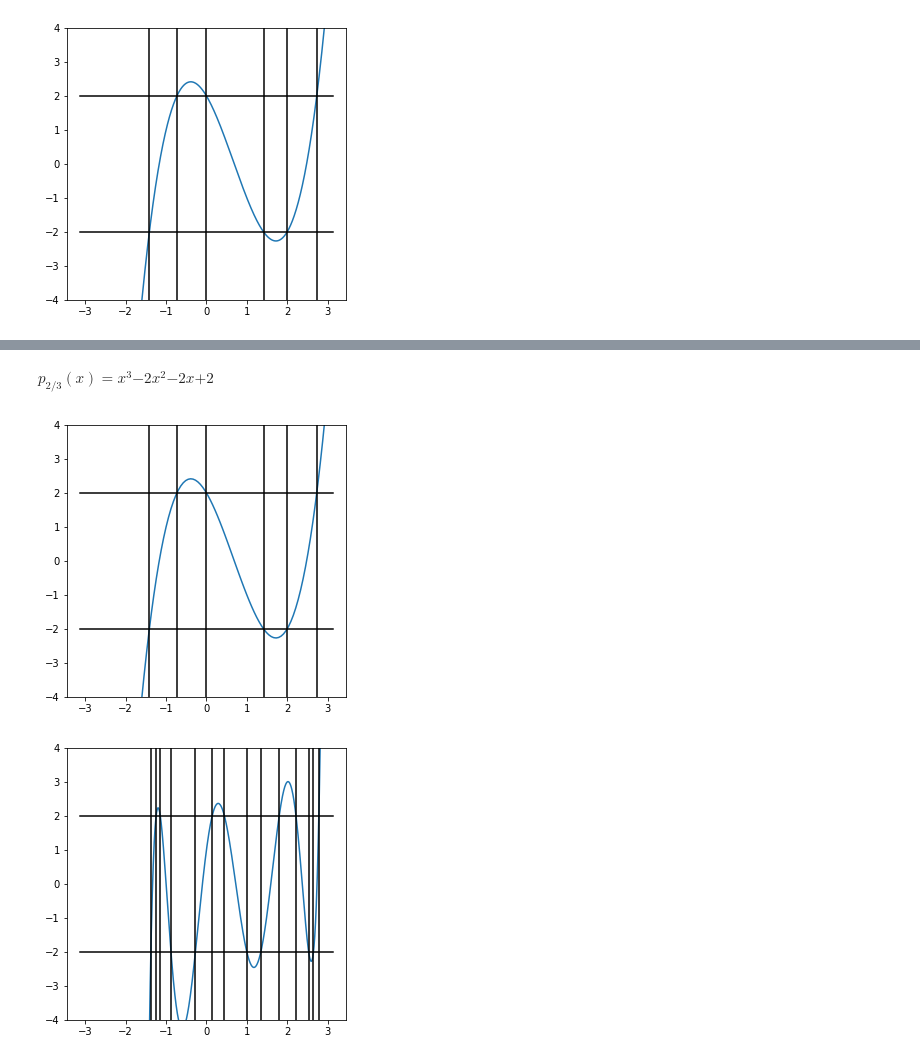
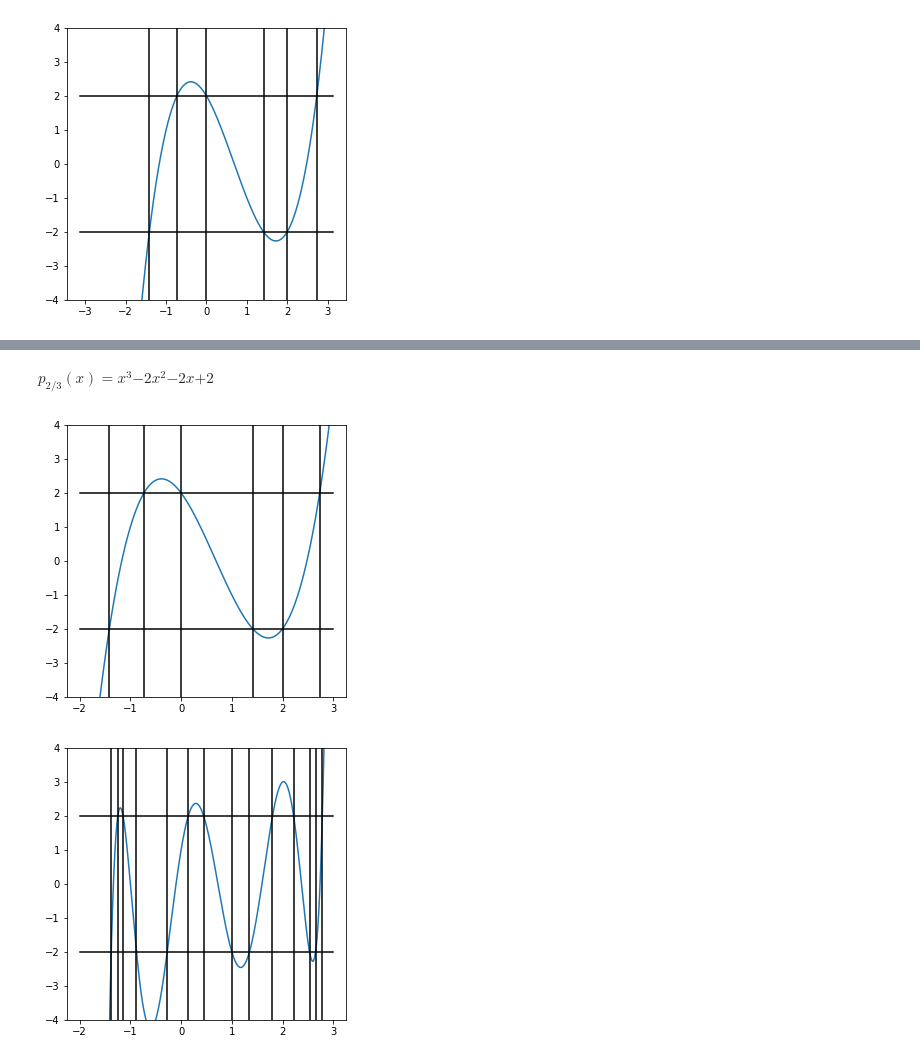
Before and after one commit to DaAnIV/Quasiperiodic, a Jupyter notebook: Butterfly.ipynb, the cells around one changed output, grey strips where cells are left out. Cells and saved outputs as stored; diff of their text form; code cells hidden in the pictures.

```diff
--- a/Butterfly.ipynb
+++ b/Butterfly.ipynb
@@ -118,3 +105,12 @@ def get_matrix_for_alpha(p, q, v=1):
+# %%
+def get_matrix_for_alpha(p, q, v=1):
+    alpha = fractions.Fraction(p,q)
+    p = alpha.numerator
+    q = alpha.denominator
+    na = np.arange(q) * alpha
+    na -= np.floor(na)
+    v_n = np.where(na >= 1-alpha, v, 0)
+    return scipy.sparse.diags([1, v_n, 1], [-1, 0, 1], shape=(q, q), dtype=np.int32)
 # %% [markdown]
 Now we will parametrize $H_q$ with $\theta$ so for example for $q=5$ with some $V(n)$.
 $$
@@ -164,15 +158,20 @@ plot_spectrum_lines(mat, f"5over7theta")
 # %% [markdown]
 But it is known that we get $\min(g), \max(g)$ at $\theta=0$ and $\theta=\pi$ so we can calculate only them
 # %%
-def get_intervals_from_matrix(_mat):
-    _mat_copy = _mat.copy()
+def get_intervals_from_matrix(_mat, driver='ev'):
     _q = _mat.shape[0]
-    _mat_copy[0][_q-1] = _mat[0][_q-1] + 1
-    _mat_copy[_q-1][0] = _mat[_q-1][0] + 1
-    eig_zero = scipy.linalg.eigvalsh(_mat_copy)
-    _mat_copy[0][_q-1] = _mat[0][_q-1] - 1
-    _mat_copy[_q-1][0] = _mat[_q-1][0] - 1
-    eig_pi = scipy.linalg.eigvalsh(_mat_copy)
+
+    diag_bl = np.diag([1], -_q+1)
+    diag_tr = np.diag([1], _q-1)
+
+    _mat += diag_bl
+    _mat += diag_tr
+    eig_zero = scipy.linalg.eigvalsh(_mat, driver=driver)
+    _mat -= 2*diag_bl
+    _mat -= 2*diag_tr
+    eig_pi = scipy.linalg.eigvalsh(_mat, driver=driver)
+    _mat += diag_bl
+    _mat += diag_tr
 
     _intervals = sortednp.merge(eig_zero, eig_pi)
     _intervals.shape = (_q, 2)
@@ -490,21 +513,21 @@ mat = get_matrix_for_alpha(p, q)
 
 trace_p = calculate_trace_polynomial(cr)
 display_polynomial(f'p_{{{frac}}}', trace_p)
-x = np.linspace(-3, 3, 100)
+x = np.linspace(-2, 3, 100)
 y = trace_p(x)
 
 fig, ax = plt.subplots(figsize=(5,5))
 ax.set_ylim(bottom=-4, top=4)
 ax.plot(x, y)
-ax.plot([-np.pi, np.pi], [2, 2], 'k-')
-ax.plot([-np.pi, np.pi], [-2, -2], 'k-')
+ax.plot([-2, 3], [2, 2], 'k-')
+ax.plot([-2, 3], [-2, -2], 'k-')
 
 for a,b in get_intervals_from_matrix(mat):
     plt.plot([a, a], [-4, 4], 'k-')
     plt.plot([b, b], [-4, 4], 'k-')
 # %% [output]
 $p_{2/3}(x)=x^3{-2}x^2{-2}x{+2}$
-[figure, old version]
+[figure, new version]
 # %%
 def get_intervals_from_cr_using_calculate_trace_polynomial(cr):
     poly = calculate_trace_polynomial(cr)
@@ -554,25 +577,25 @@ def get_intervals_from_cr_using_get_trace_from_matrix_cr_func(cr, values_space):
 # %%
 p = 5
 q = 7
 frac = fractions.Fraction(p, q)
 cr = continued_fraction(frac)[1:]
 mat = get_matrix_for_alpha(p, q)
 
-values_space = np.linspace(-np.pi,np.pi, 1000)
+values_space = np.linspace(-2,3, 1000)
 vcalculate_trace = np.vectorize(get_trace_from_matrix_cr, excluded=['cr', 'V'])
 vcalculate_trace.excluded.add(1)
 vcalculate_trace.excluded.add(2)
 traces = vcalculate_trace(E=values_space, cr=cr, V=1)
 
 fig, ax = plt.subplots(figsize=(5,5))
 ax.set_ylim(bottom=-4, top=4)
 
 ax.plot(values_space, traces)
-ax.plot([-np.pi, np.pi], [2, 2], 'k-')
-ax.plot([-np.pi, np.pi], [-2, -2], 'k-')
+ax.plot([-2, 3], [2, 2], 'k-')
+ax.plot([-2, 3], [-2, -2], 'k-')
 
 for a,b in get_intervals_from_matrix(mat):
     plt.plot([a, a], [-4, 4], 'k-')
     plt.plot([b, b], [-4, 4], 'k-')
 # %% [output]
-[figure, old version]
+[figure, new version]
```
Also changed, not shown: parts of 16 cells of this notebook.
